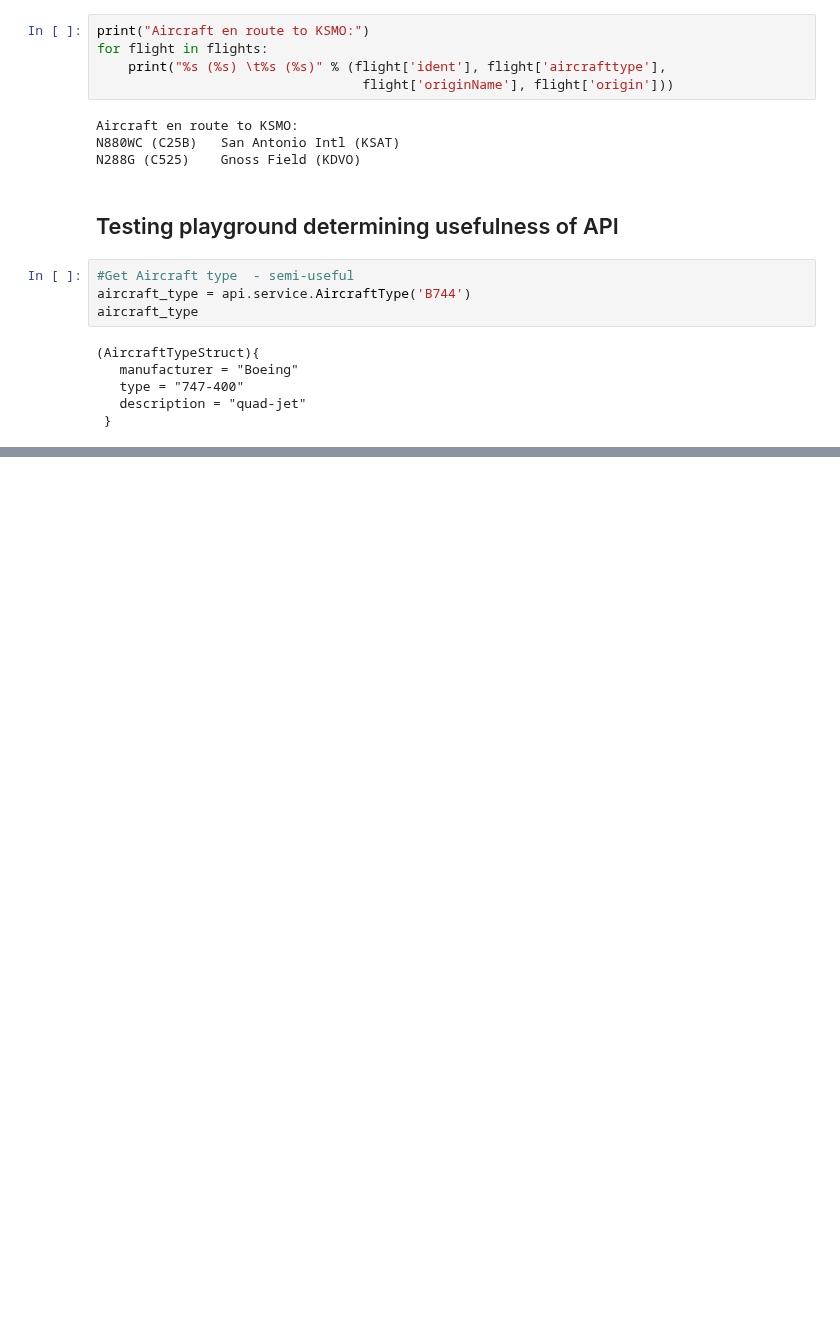
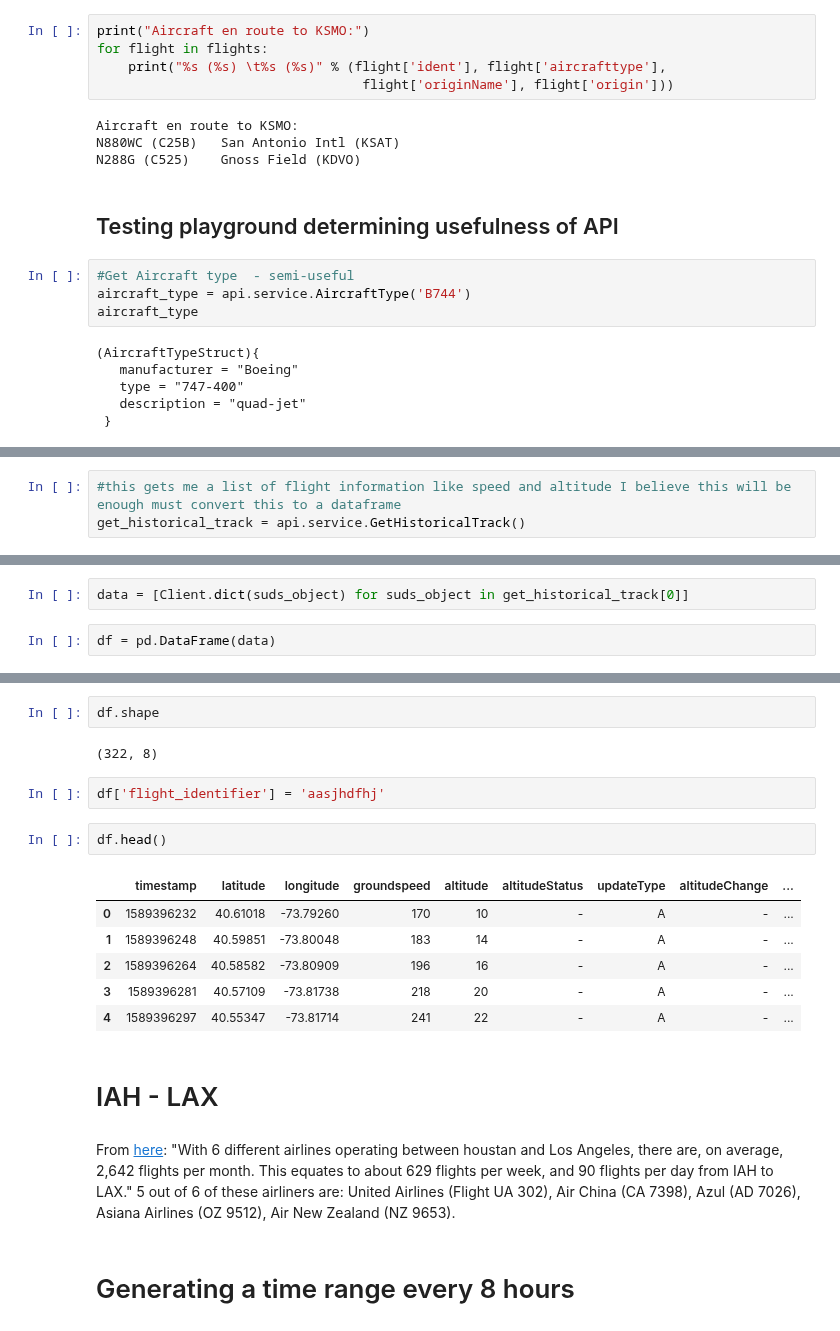
Before and after one commit to chriskuz/ga_capstone, a Jupyter notebook: code/flight_aware_data_scrape.ipynb, the cells around one changed output, grey strips where cells are left out. Cells and saved outputs as stored; diff of their text form; blank space fills up the shorter version.

```diff
--- a/code/flight_aware_data_scrape.ipynb
+++ b/code/flight_aware_data_scrape.ipynb
@@ -177,0 +299,3 @@ test
+# %%
+#this gets me a list of flight information like speed and altitude I believe this will be enough must convert this to a dataframe
+get_historical_track = api.service.GetHistoricalTrack()
@@ -177,0 +322,4 @@ test
+# %%
+data = [Client.dict(suds_object) for suds_object in get_historical_track[0]]
+# %%
+df = pd.DataFrame(data)
@@ -177,0 +335,21 @@ test
+# %%
+df.shape
+# %% [output]
+(322, 8)
+# %%
+df['flight_identifier'] = 'aasjhdfhj'
+# %%
+df.head()
+# %% [output]
+|  | timestamp | latitude | longitude | groundspeed | altitude | altitudeStatus | updateType | altitudeChange | ... |
+| 0 | 1589396232 | 40.61018 | -73.79260 | 170 | 10 | - | A | - | ... |
+| 1 | 1589396248 | 40.59851 | -73.80048 | 183 | 14 | - | A | - | ... |
+| 2 | 1589396264 | 40.58582 | -73.80909 | 196 | 16 | - | A | - | ... |
+| 3 | 1589396281 | 40.57109 | -73.81738 | 218 | 20 | - | A | - | ... |
+| 4 | 1589396297 | 40.55347 | -73.81714 | 241 | 22 | - | A | - | ... |
+# %% [markdown]
+# IAH - LAX
+# %% [markdown]
+From [here](https://www.flights.com/flights/houston-iah-to-los-angeles-lax/): "With 6 different airlines operating between houstan and Los Angeles, there are, on average, 2,642 flights per month. This equates to about 629 flights per week, and 90 flights per day from IAH to LAX." 5 out of 6 of these airliners are: United Airlines (Flight UA 302), Air China (CA 7398), Azul (AD 7026), Asiana Airlines (OZ 9512), Air New Zealand (NZ 9653).
+# %% [markdown]
+# Generating a time range every 8 hours
```
Also changed, not shown: parts of 32 cells of this notebook.
